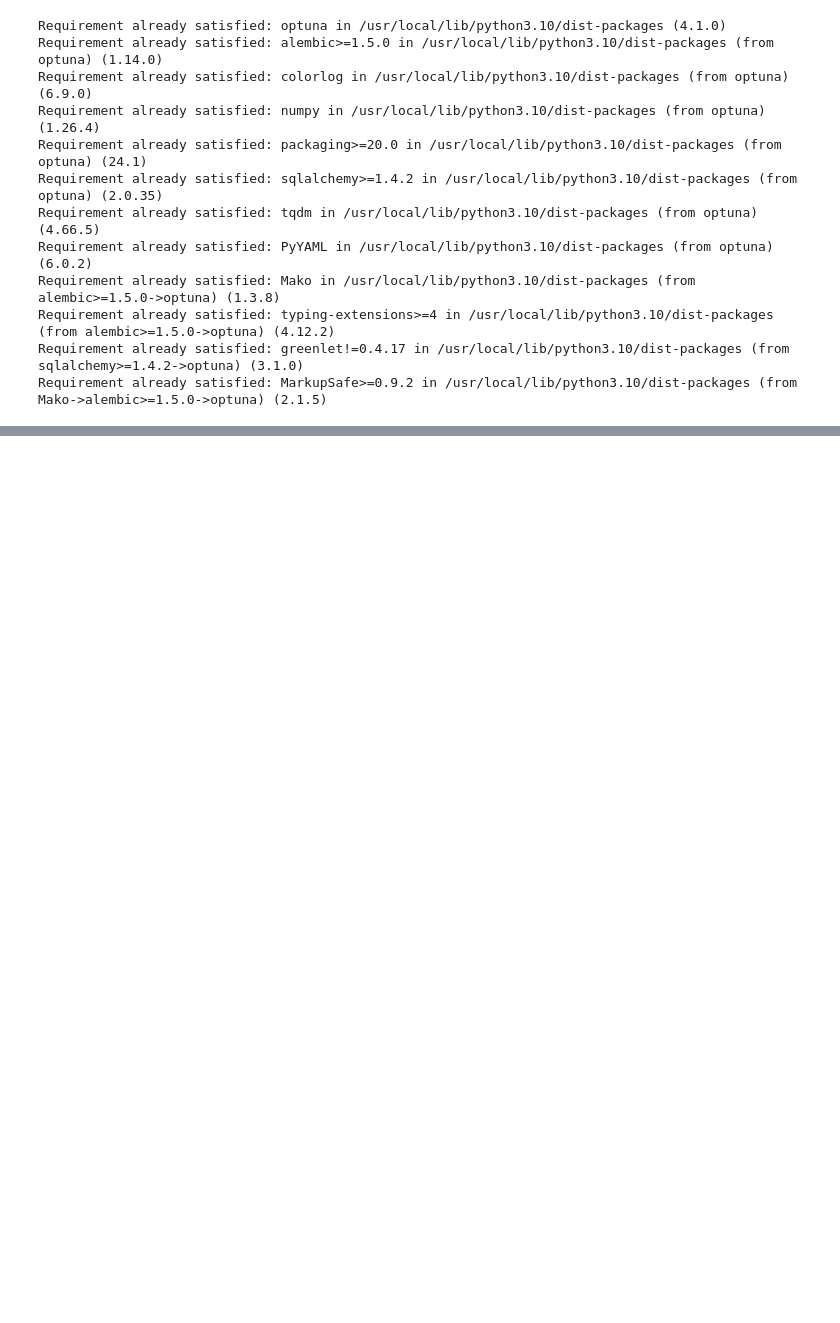
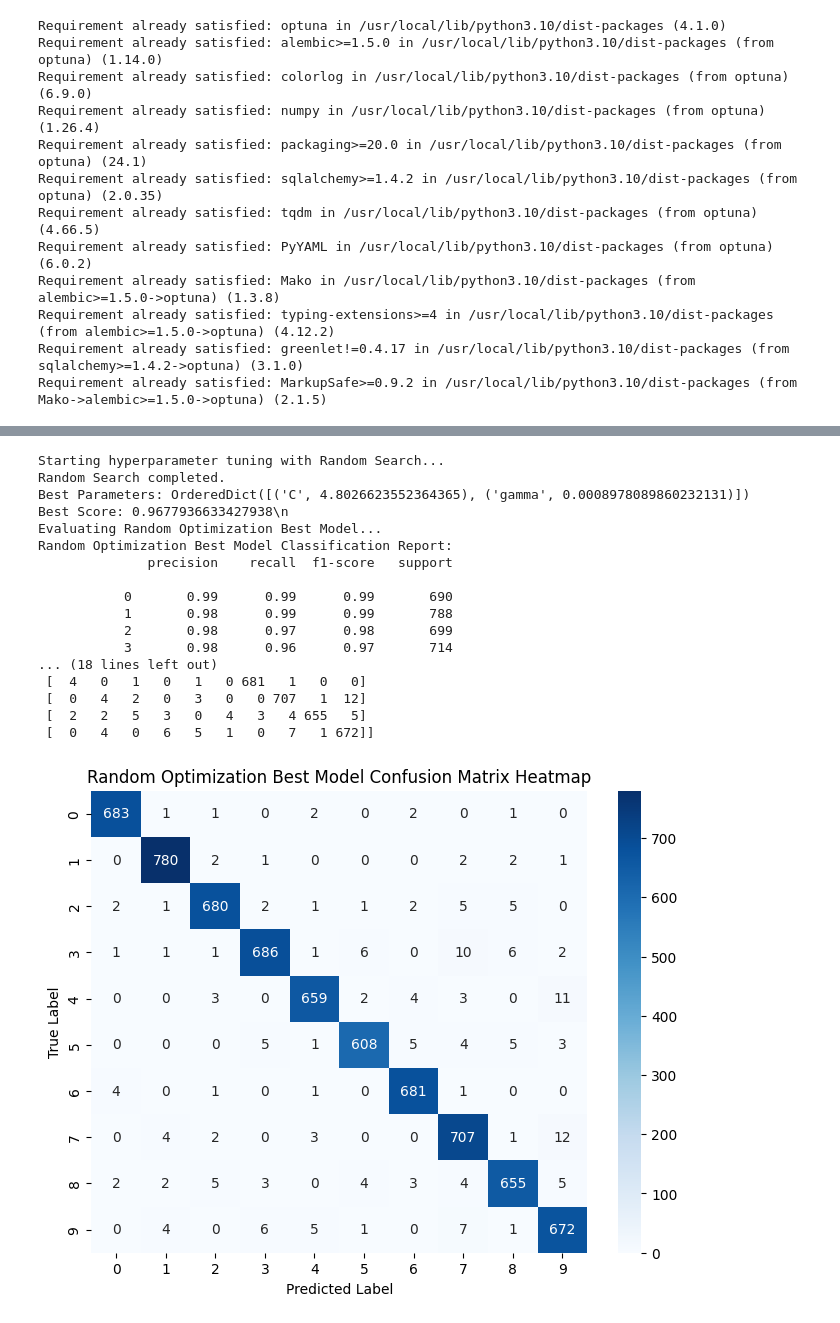
Before and after one commit to Ajodo-Godson/SVM_hyperparameter_optimization, a Jupyter notebook: SVM parameter tuning with Optimization.ipynb, the cells around one changed output, grey strips where cells are left out. Drawn from its saved outputs; the diff is of its cells as text; code cells hidden in the pictures; blank space fills up the shorter version.

Commit message:
Kaggle Notebook | CS164: SVM parameter tuning with optimization | Version 8

```diff
--- a/SVM parameter tuning with Optimization.ipynb
+++ b/SVM parameter tuning with Optimization.ipynb
@@ -540,0 +543,25 @@ Bayesian Optimization Best Model Classification Report:
+# %%
+# Perform Hyperparameter Tuning with Bayesian Optimization
+best_model_random, random_search = perform_random_search(X_train_cpu, y_train_cpu)
+
+# Evaluate Best Model from Bayesian Optimization
+evaluate_model(best_model_random, X_test_scaled, y_test, title="Random Optimization Best Model")
+# %% [output]
+Starting hyperparameter tuning with Random Search...
+Random Search completed.
+Best Parameters: OrderedDict([('C', 4.8026623552364365), ('gamma', 0.0008978089860232131)])
+Best Score: 0.9677936633427938\n
+Evaluating Random Optimization Best Model...
+Random Optimization Best Model Classification Report:
+              precision    recall  f1-score   support
+
+           0       0.99      0.99      0.99       690
+           1       0.98      0.99      0.99       788
+           2       0.98      0.97      0.98       699
+           3       0.98      0.96      0.97       714
+... (18 lines left out)
+ [  4   0   1   0   1   0 681   1   0   0]
+ [  0   4   2   0   3   0   0 707   1  12]
+ [  2   2   5   3   0   4   3   4 655   5]
+ [  0   4   0   6   5   1   0   7   1 672]]
+[figure, added]
```
Also changed, not shown: parts of 5 cells of this notebook.
